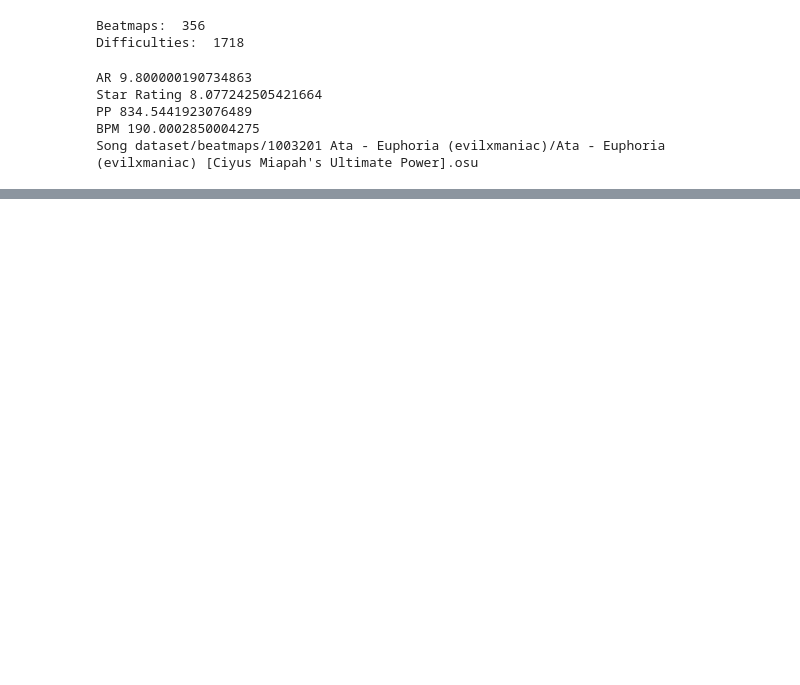
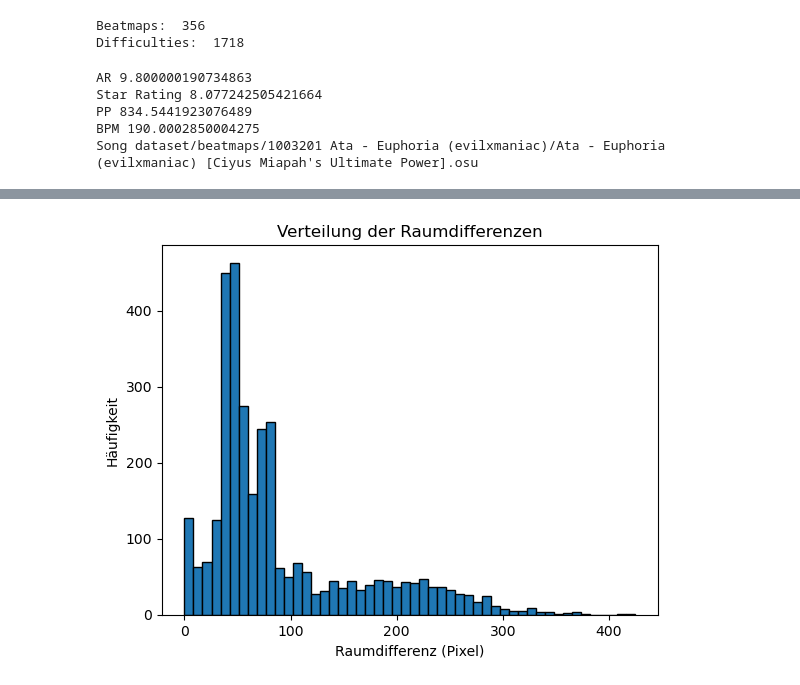
Before and after one commit to RnLe/MachineLearning, a Jupyter notebook: osu/main.ipynb, the cells around one changed output, grey strips where cells are left out. Drawn from its saved outputs; the diff is of its cells as text; code cells hidden in the pictures; blank space fills up the shorter version.

```diff
--- a/osu/main.ipynb
+++ b/osu/main.ipynb
@@ -226,0 +387,9 @@ def extract_and_convert_hit_objects(beatmapPath : str):
+# %%
+# Beispiel: Histogramm der Raumdifferenzen
+plt.hist(df['Space Diffs'][0], bins=50, edgecolor='black')
+plt.title('Verteilung der Raumdifferenzen')
+plt.xlabel('Raumdifferenz (Pixel)')
+plt.ylabel('Häufigkeit')
+plt.show()
+# %% [output]
+[figure, added]
```
Also changed, not shown: parts of 7 cells of this notebook, 2 other files.
